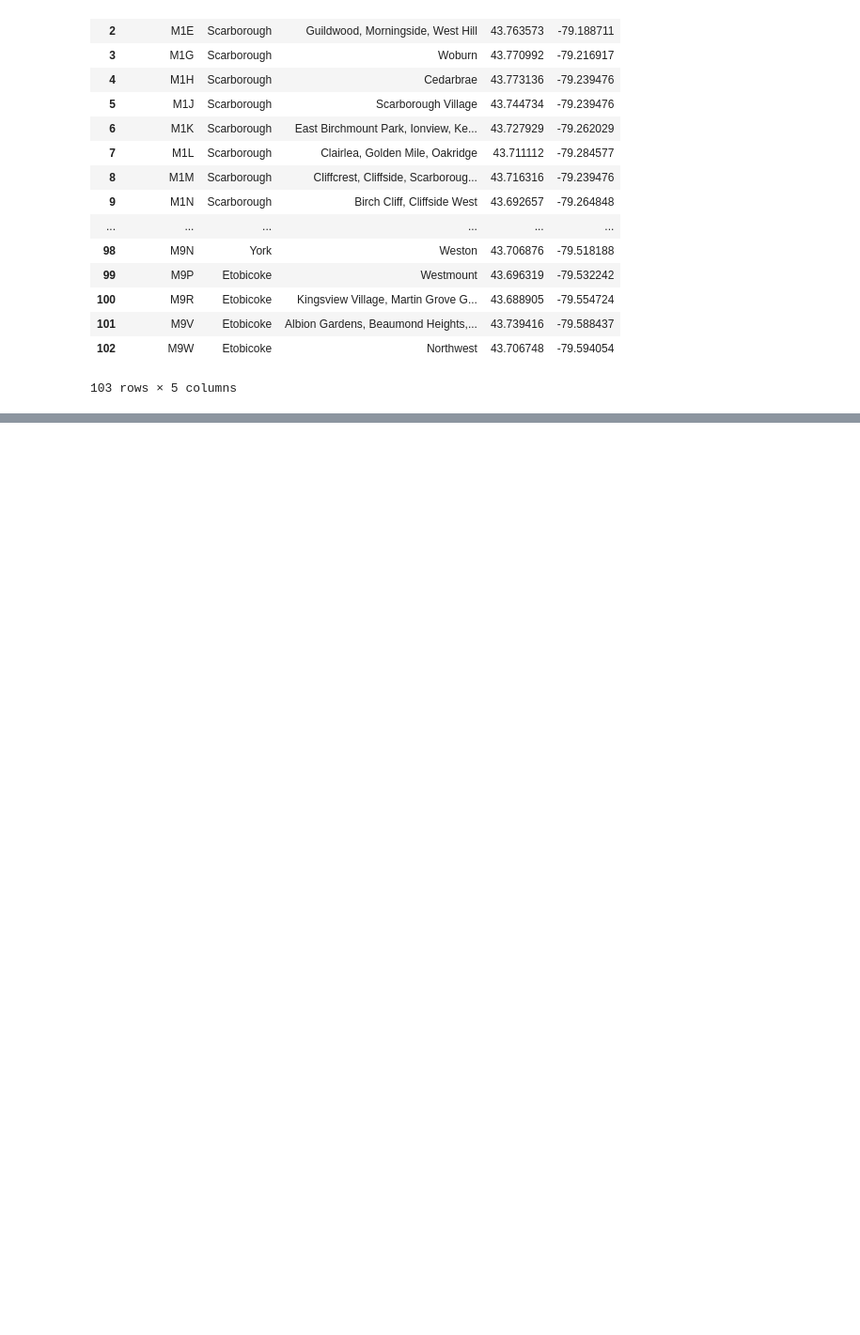
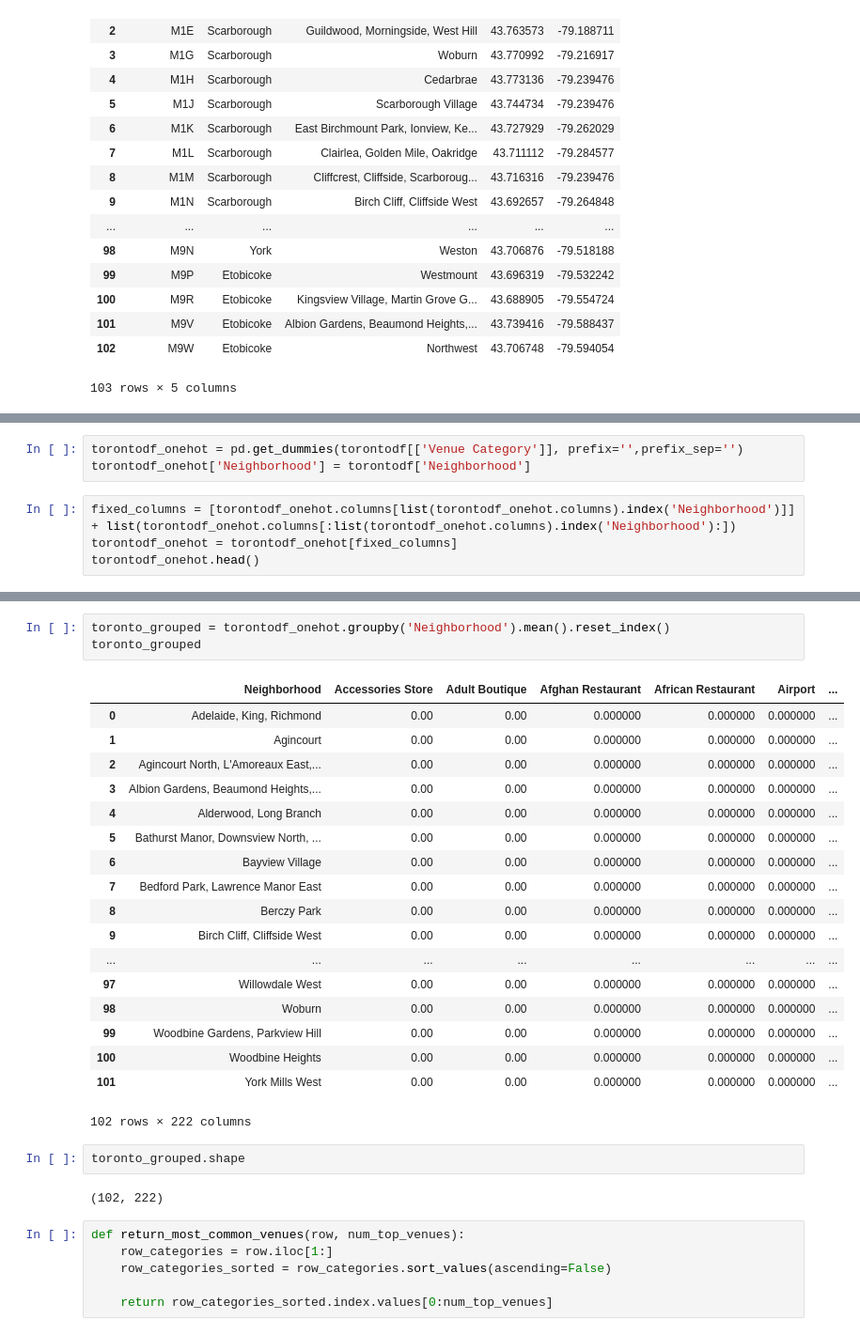
Before and after one commit to adamrlaw/Capstone-Project, a Jupyter notebook: capstone.ipynb, the cells around one changed output, grey strips where cells are left out. Shown at 94% size. Drawn from its saved outputs; the diff is of its cells as text; blank space fills up the shorter version.

```diff
--- a/capstone.ipynb
+++ b/capstone.ipynb
@@ -267,0 +398,7 @@ df4[['Postal Code','Borough','Neighborhood','Latitude','Longitude']]
+# %%
+torontodf_onehot = pd.get_dummies(torontodf[['Venue Category']], prefix='',prefix_sep='')
+torontodf_onehot['Neighborhood'] = torontodf['Neighborhood']
+# %%
+fixed_columns = [torontodf_onehot.columns[list(torontodf_onehot.columns).index('Neighborhood')]] + list(torontodf_onehot.columns[:list(torontodf_onehot.columns).index('Neighborhood'):])
+torontodf_onehot = torontodf_onehot[fixed_columns]
+torontodf_onehot.head()
@@ -267,0 +413,32 @@ df4[['Postal Code','Borough','Neighborhood','Latitude','Longitude']]
+# %%
+toronto_grouped = torontodf_onehot.groupby('Neighborhood').mean().reset_index()
+toronto_grouped
+# %% [output]
+|  | Neighborhood | Accessories Store | Adult Boutique | Afghan Restaurant | African Restaurant | Airport | ... |
+| 0 | Adelaide, King, Richmond | 0.00 | 0.00 | 0.000000 | 0.000000 | 0.000000 | ... |
+| 1 | Agincourt | 0.00 | 0.00 | 0.000000 | 0.000000 | 0.000000 | ... |
+| 2 | Agincourt North, L'Amoreaux East,... | 0.00 | 0.00 | 0.000000 | 0.000000 | 0.000000 | ... |
+| 3 | Albion Gardens, Beaumond Heights,... | 0.00 | 0.00 | 0.000000 | 0.000000 | 0.000000 | ... |
+| 4 | Alderwood, Long Branch | 0.00 | 0.00 | 0.000000 | 0.000000 | 0.000000 | ... |
+| 5 | Bathurst Manor, Downsview North, ... | 0.00 | 0.00 | 0.000000 | 0.000000 | 0.000000 | ... |
+| 6 | Bayview Village | 0.00 | 0.00 | 0.000000 | 0.000000 | 0.000000 | ... |
+| 7 | Bedford Park, Lawrence Manor East | 0.00 | 0.00 | 0.000000 | 0.000000 | 0.000000 | ... |
+| 8 | Berczy Park | 0.00 | 0.00 | 0.000000 | 0.000000 | 0.000000 | ... |
+| 9 | Birch Cliff, Cliffside West | 0.00 | 0.00 | 0.000000 | 0.000000 | 0.000000 | ... |
+| ... | ... | ... | ... | ... | ... | ... | ... |
+| 97 | Willowdale West | 0.00 | 0.00 | 0.000000 | 0.000000 | 0.000000 | ... |
+| 98 | Woburn | 0.00 | 0.00 | 0.000000 | 0.000000 | 0.000000 | ... |
+| 99 | Woodbine Gardens, Parkview Hill | 0.00 | 0.00 | 0.000000 | 0.000000 | 0.000000 | ... |
+| 100 | Woodbine Heights | 0.00 | 0.00 | 0.000000 | 0.000000 | 0.000000 | ... |
+| 101 | York Mills West | 0.00 | 0.00 | 0.000000 | 0.000000 | 0.000000 | ... |
+102 rows × 222 columns
+# %%
+toronto_grouped.shape
+# %% [output]
+(102, 222)
+# %%
+def return_most_common_venues(row, num_top_venues):
+    row_categories = row.iloc[1:]
+    row_categories_sorted = row_categories.sort_values(ascending=False)
+
+    return row_categories_sorted.index.values[0:num_top_venues]
```
Also changed, not shown: parts of 20 cells of this notebook.
